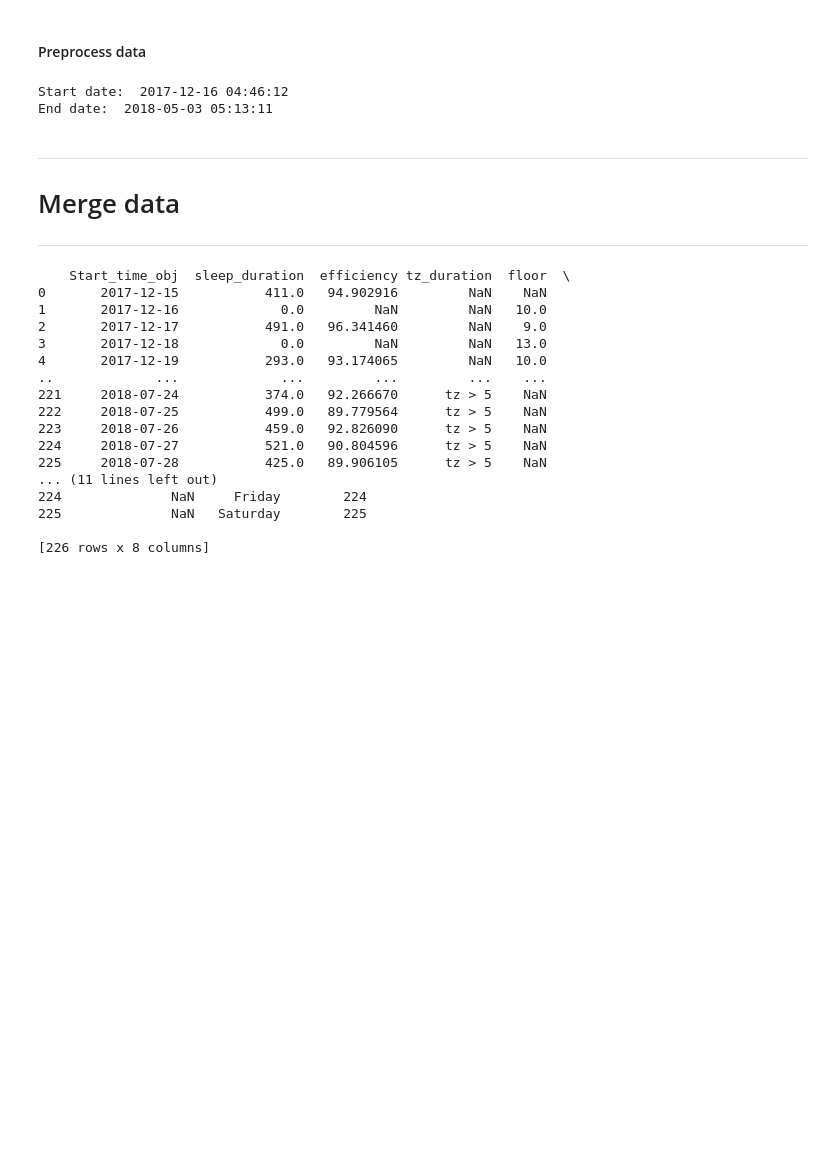
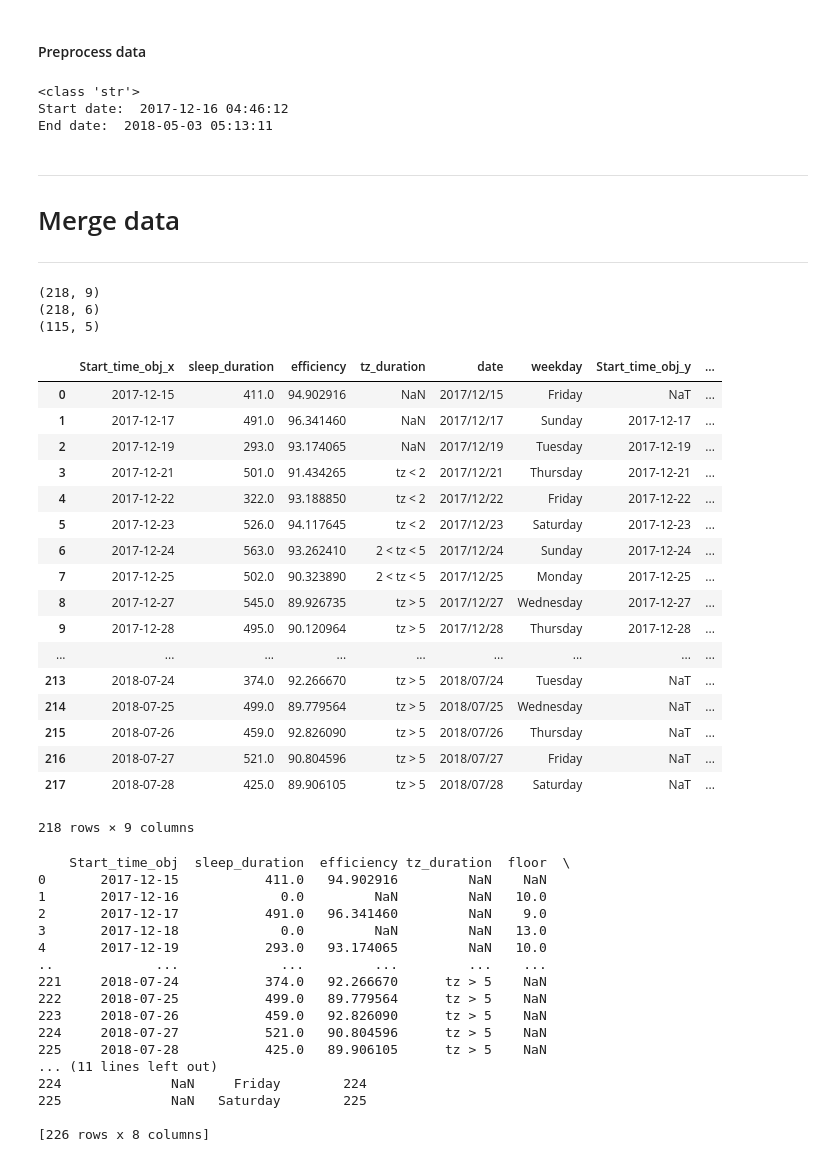
Before and after one commit to Heringer-Epson/Lantern, a Jupyter notebook: course_python/project/Project_draft_Epson.ipynb, the cells around one changed output. Drawn from its saved outputs; the diff is of its cells as text; code cells hidden in the pictures; blank space fills up the shorter version.

```diff
--- a/course_python/project/Project_draft_Epson.ipynb
+++ b/course_python/project/Project_draft_Epson.ipynb
@@ -140,6 +140,9 @@ starttime_obj = Retrieve_Timestamps(
 endtime_obj = Retrieve_Timestamps(
   sleep_df['end_time'].values/1000., sleep_df['time_offset'].values, 'UTC', 'milisec', time_format).out
 sleep_df['Start_time_obj'] = starttime_obj
+
+#Compute the measurement date (without including hour--for merging purposes).
+sleep_df['date'] = np.array([t.strftime('%Y/%m/%d') for t in starttime_obj])
 
 #Compute hour of the day the measurement started.
 sleep_df['start_hour'] = np.array([t.hour + t.minute/60. + t.second/3600. for t in starttime_obj])
@@ -192,9 +195,10 @@ sleep_df['tz_duration'] = [coarsify_duration(tz) for tz in tz_duration]
 sleep_df['tz_duration'].iloc[0:3] = np.nan
 # %%
 #Aggregate the data according to date.
-aggregator = {'sleep_duration':'sum', 'efficiency':'mean', 'tz_duration':'first'}
+aggregator = {'sleep_duration':'sum', 'efficiency':'mean', 'tz_duration':'first', 'date':'first', 'weekday':'first'}
 sleep_agg_df = sleep_df.resample('D', on='Start_time_obj').agg(aggregator)
 sleep_agg_df = sleep_agg_df.reset_index()
+sleep_agg_df = sleep_agg_df.dropna(subset=['date'])
 # %% [markdown]
 ---
 # Analysis: Exercise
@@ -281,6 +332,9 @@ starttime_obj = Retrieve_Timestamps(
 endtime_obj = Retrieve_Timestamps(
   floor_df['end_time'].values, floor_df['time_offset'].values, 'UTC', 'datestr', time_format).out
 floor_df['Start_time_obj'] = starttime_obj
+
+#Compute the measurement date (without including hour--for merging purposes).
+floor_df['date'] = np.array([t.strftime('%Y/%m/%d') for t in starttime_obj])
 
 #Compute hour of the day the measurement started.
 floor_df['start_hour'] = np.array([t.hour + t.minute/60. + t.second/3600. for t in starttime_obj])
@@ -303,13 +357,15 @@ floor_df.sort_values(by ='time_prog', inplace=True)
 print('Start date: ', (min(starttime_obj)))
 print('End date: ', (max(starttime_obj)))
 # %% [output]
+<class 'str'>
 Start date:  2017-12-16 04:46:12
 End date:  2018-05-03 05:13:11
 # %%
 #Aggregate the data according to date.
-aggregator = {'floor':'sum', 'floors_duration':'sum', }
+aggregator = {'floor':'sum', 'floors_duration':'sum', 'date':'first', 'weekday':'first'}
 floor_agg_df = floor_df.resample('D', on='Start_time_obj').agg(aggregator)
 floor_agg_df = floor_agg_df.reset_index()
+floor_agg_df = floor_agg_df.dropna(subset=['date'])
 # %% [markdown]
 ---
 # Merge data
@@ -319,3 +373,32 @@ master_df = pd.merge(sleep_agg_df, floor_agg_df, how='left', on='Start_time_obj'
+# %%
+#master_df = pd.merge(sleep_agg_df, floor_agg_df, how='left', on='date')
+master_df = pd.merge(sleep_agg_df, floor_agg_df, how='left', on=['date', 'weekday'])
+print(master_df.shape)
+print(sleep_agg_df.shape)
+print(floor_agg_df.shape)
+master_df
+# %% [output]
+(218, 9)
+(218, 6)
+(115, 5)
+|  | Start_time_obj_x | sleep_duration | efficiency | tz_duration | date | weekday | Start_time_obj_y | ... |
+| 0 | 2017-12-15 | 411.0 | 94.902916 | NaN | 2017/12/15 | Friday | NaT | ... |
+| 1 | 2017-12-17 | 491.0 | 96.341460 | NaN | 2017/12/17 | Sunday | 2017-12-17 | ... |
+| 2 | 2017-12-19 | 293.0 | 93.174065 | NaN | 2017/12/19 | Tuesday | 2017-12-19 | ... |
+| 3 | 2017-12-21 | 501.0 | 91.434265 | tz < 2 | 2017/12/21 | Thursday | 2017-12-21 | ... |
+| 4 | 2017-12-22 | 322.0 | 93.188850 | tz < 2 | 2017/12/22 | Friday | 2017-12-22 | ... |
+| 5 | 2017-12-23 | 526.0 | 94.117645 | tz < 2 | 2017/12/23 | Saturday | 2017-12-23 | ... |
+| 6 | 2017-12-24 | 563.0 | 93.262410 | 2 < tz < 5 | 2017/12/24 | Sunday | 2017-12-24 | ... |
+| 7 | 2017-12-25 | 502.0 | 90.323890 | 2 < tz < 5 | 2017/12/25 | Monday | 2017-12-25 | ... |
+| 8 | 2017-12-27 | 545.0 | 89.926735 | tz > 5 | 2017/12/27 | Wednesday | 2017-12-27 | ... |
+| 9 | 2017-12-28 | 495.0 | 90.120964 | tz > 5 | 2017/12/28 | Thursday | 2017-12-28 | ... |
+| ... | ... | ... | ... | ... | ... | ... | ... | ... |
+| 213 | 2018-07-24 | 374.0 | 92.266670 | tz > 5 | 2018/07/24 | Tuesday | NaT | ... |
+| 214 | 2018-07-25 | 499.0 | 89.779564 | tz > 5 | 2018/07/25 | Wednesday | NaT | ... |
+| 215 | 2018-07-26 | 459.0 | 92.826090 | tz > 5 | 2018/07/26 | Thursday | NaT | ... |
+| 216 | 2018-07-27 | 521.0 | 90.804596 | tz > 5 | 2018/07/27 | Friday | NaT | ... |
+| 217 | 2018-07-28 | 425.0 | 89.906105 | tz > 5 | 2018/07/28 | Saturday | NaT | ... |
+218 rows × 9 columns
 # %%
 #Derive quantities for merged data. This avoids confusion in trying
 #to merge these quantities from the original data sets.
```
Also changed, not shown: parts of 4 cells of this notebook, 1 other file.
